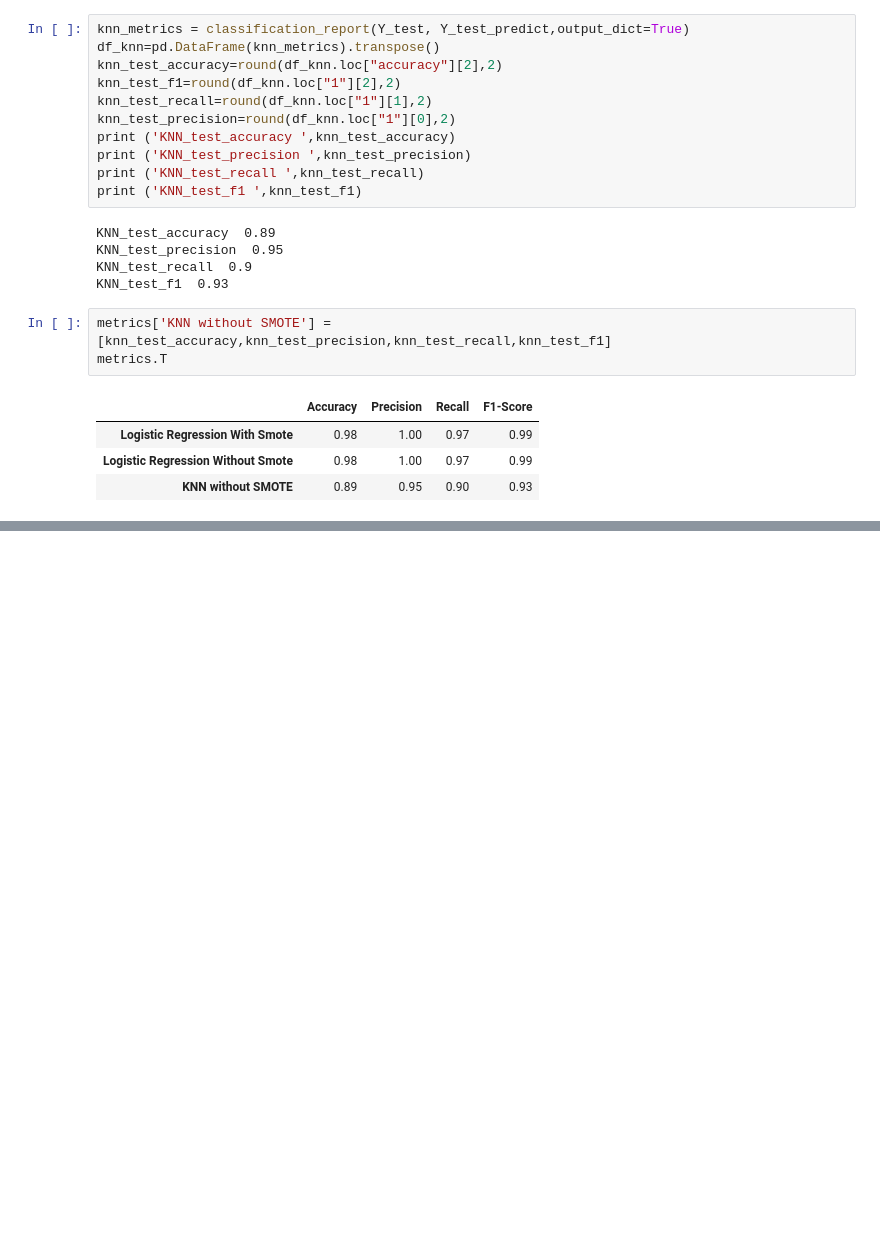
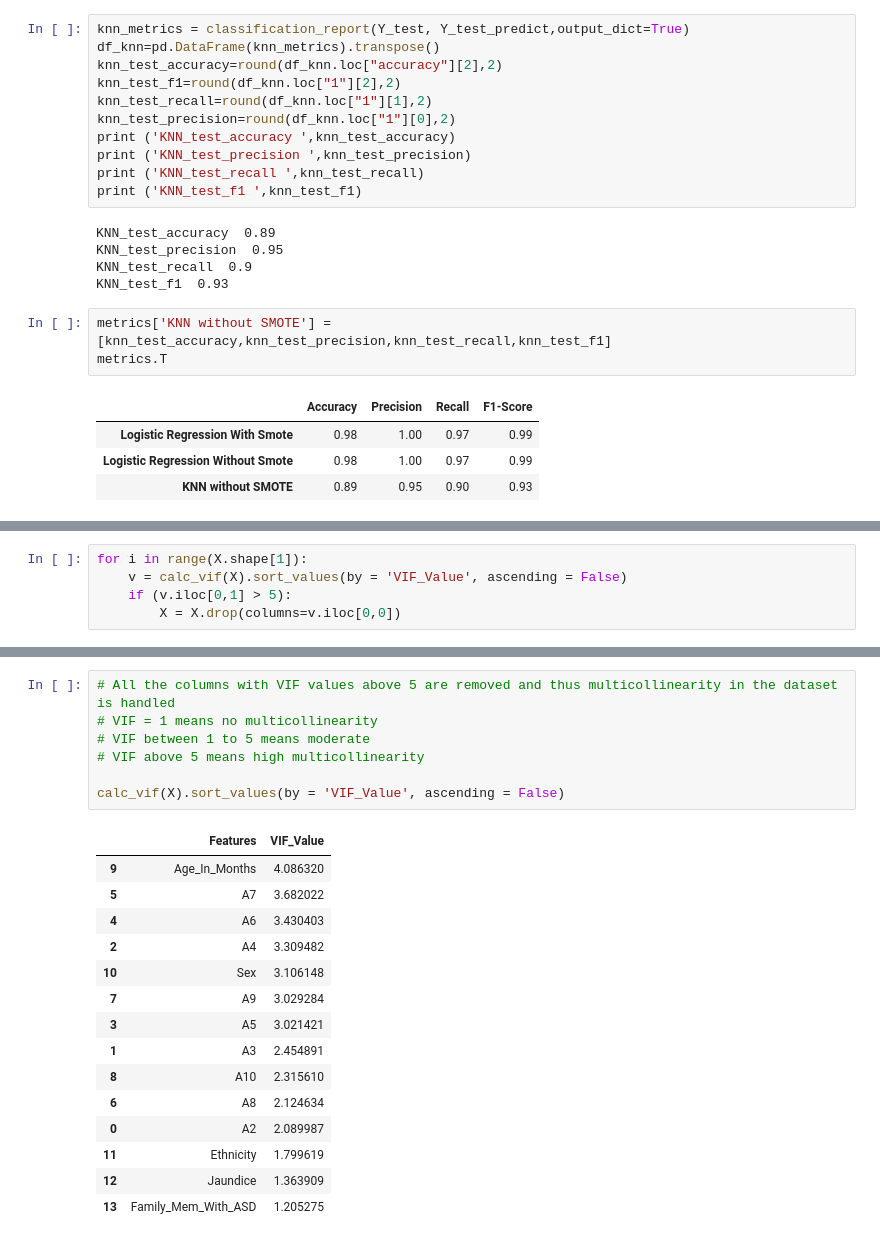
Before and after one commit to mp-balaji/Predicting-Autism-in-Toddlers-through-Machine-Learning, a Jupyter notebook: Balaji_MP_ASD_Prediction_EDA.ipynb, the cells around one changed output, grey strips where cells are left out. Saved outputs shown, nothing was run; the diff lists cells and outputs as text; blank space fills up the shorter version.

```diff
--- a/Balaji_MP_ASD_Prediction_EDA.ipynb
+++ b/Balaji_MP_ASD_Prediction_EDA.ipynb
@@ -1125,0 +1238,5 @@ metrics.T
+# %%
+for i in range(X.shape[1]):
+    v = calc_vif(X).sort_values(by = 'VIF_Value', ascending = False)
+    if (v.iloc[0,1] > 5):
+        X = X.drop(columns=v.iloc[0,0])
@@ -1125,0 +1247,23 @@ metrics.T
+# %%
+# All the columns with VIF values above 5 are removed and thus multicollinearity in the dataset is handled
+# VIF = 1 means no multicollinearity
+# VIF between 1 to 5 means moderate
+# VIF above 5 means high multicollinearity
+
+calc_vif(X).sort_values(by = 'VIF_Value', ascending = False)
+# %% [output]
+|  | Features | VIF_Value |
+| 9 | Age_In_Months | 4.086320 |
+| 5 | A7 | 3.682022 |
+| 4 | A6 | 3.430403 |
+| 2 | A4 | 3.309482 |
+| 10 | Sex | 3.106148 |
+| 7 | A9 | 3.029284 |
+| 3 | A5 | 3.021421 |
+| 1 | A3 | 2.454891 |
+| 8 | A10 | 2.315610 |
+| 6 | A8 | 2.124634 |
+| 0 | A2 | 2.089987 |
+| 11 | Ethnicity | 1.799619 |
+| 12 | Jaundice | 1.363909 |
+| 13 | Family_Mem_With_ASD | 1.205275 |
```
Also changed, not shown: parts of 31 cells of this notebook.
